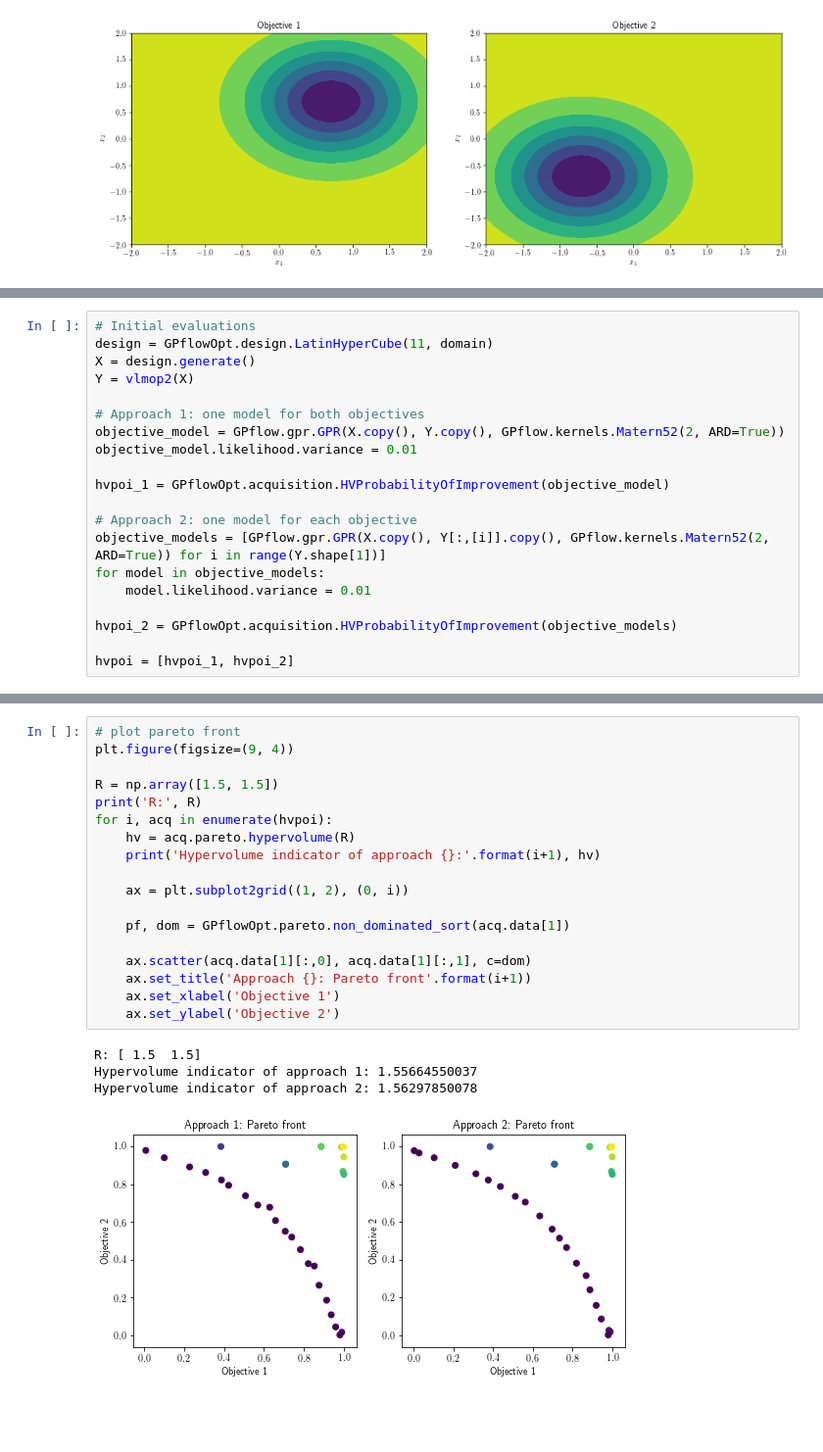
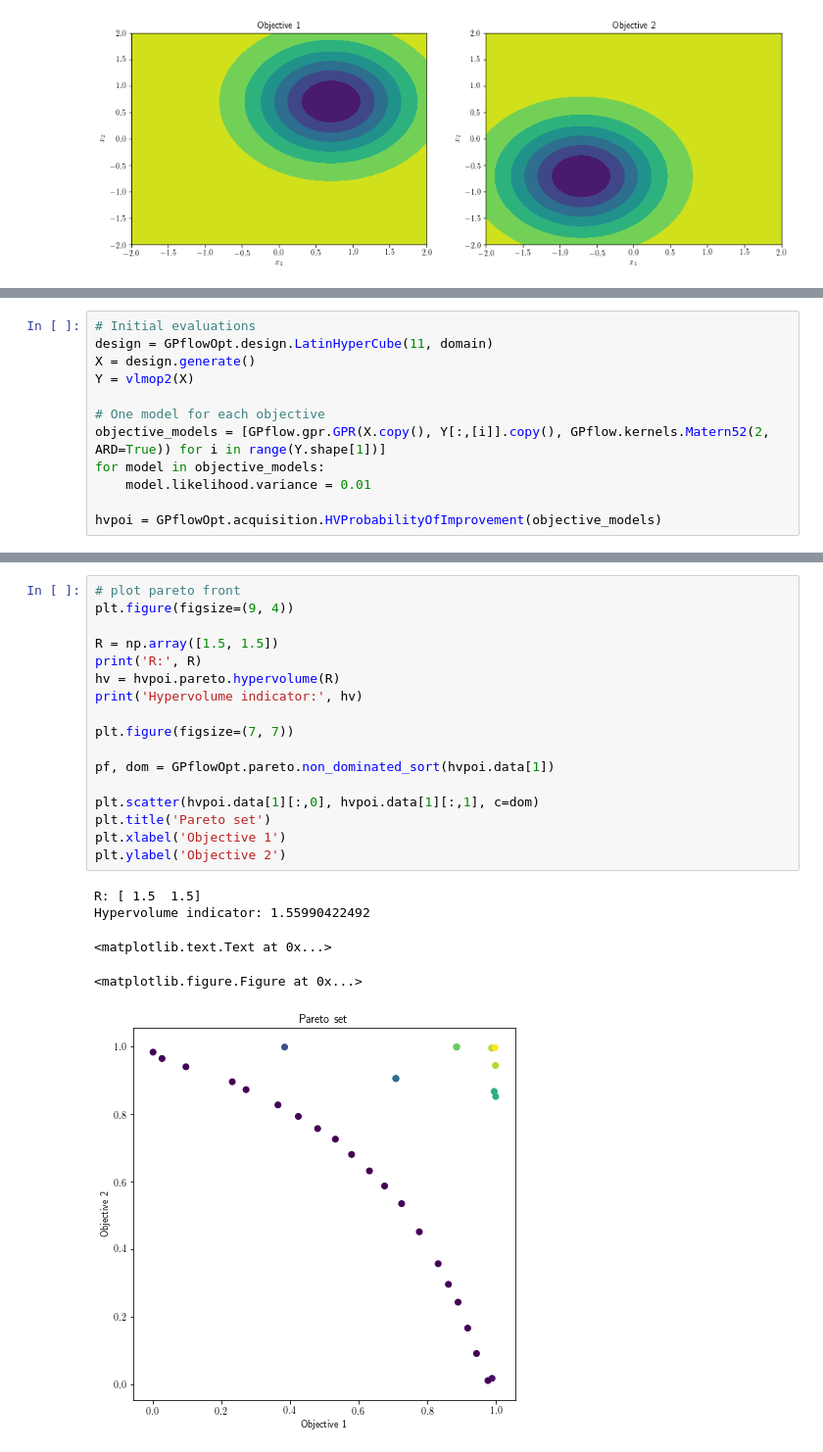
Before and after one commit to GPflow/GPflowOpt, a Jupyter notebook: doc/source/notebooks/multiobjective.ipynb, the cells around one changed output, grey strips where cells are left out. Shown at 98% size. Saved outputs shown, nothing was run; the diff lists cells and outputs as text; blank space fills up the shorter version.

```diff
--- a/doc/source/notebooks/multiobjective.ipynb
+++ b/doc/source/notebooks/multiobjective.ipynb
@@ -63,18 +69,10 @@ design = GPflowOpt.design.LatinHyperCube(11, domain)
 X = design.generate()
 Y = vlmop2(X)
 
-# Approach 1: one model for both objectives
-objective_model = GPflow.gpr.GPR(X.copy(), Y.copy(), GPflow.kernels.Matern52(2, ARD=True))
-objective_model.likelihood.variance = 0.01
-
-hvpoi_1 = GPflowOpt.acquisition.HVProbabilityOfImprovement(objective_model)
-
-# Approach 2: one model for each objective
+# One model for each objective
 objective_models = [GPflow.gpr.GPR(X.copy(), Y[:,[i]].copy(), GPflow.kernels.Matern52(2, ARD=True)) for i in range(Y.shape[1])]
 for model in objective_models:
     model.likelihood.variance = 0.01
 
-hvpoi_2 = GPflowOpt.acquisition.HVProbabilityOfImprovement(objective_models)
-
-hvpoi = [hvpoi_1, hvpoi_2]
+hvpoi = GPflowOpt.acquisition.HVProbabilityOfImprovement(objective_models)
 # %% [markdown]
@@ -186,23 +174,23 @@ For example, to plot the Pareto front we could only select the points with dom =
 # %%
 # plot pareto front
 plt.figure(figsize=(9, 4))
 
 R = np.array([1.5, 1.5])
 print('R:', R)
-for i, acq in enumerate(hvpoi):
-    hv = acq.pareto.hypervolume(R)
-    print('Hypervolume indicator of approach {}:'.format(i+1), hv)
+hv = hvpoi.pareto.hypervolume(R)
+print('Hypervolume indicator:', hv)
 
-    ax = plt.subplot2grid((1, 2), (0, i))
+plt.figure(figsize=(7, 7))
 
-    pf, dom = GPflowOpt.pareto.non_dominated_sort(acq.data[1])
+pf, dom = GPflowOpt.pareto.non_dominated_sort(hvpoi.data[1])
 
-    ax.scatter(acq.data[1][:,0], acq.data[1][:,1], c=dom)
-    ax.set_title('Approach {}: Pareto front'.format(i+1))
-    ax.set_xlabel('Objective 1')
-    ax.set_ylabel('Objective 2')
+plt.scatter(hvpoi.data[1][:,0], hvpoi.data[1][:,1], c=dom)
+plt.title('Pareto set')
+plt.xlabel('Objective 1')
+plt.ylabel('Objective 2')
 # %% [output]
 R: [ 1.5  1.5]
-Hypervolume indicator of approach 1: 1.55664550037
-Hypervolume indicator of approach 2: 1.56297850078
+Hypervolume indicator: 1.55990422492
+<matplotlib.text.Text at 0x...>
+<matplotlib.figure.Figure at 0x...>
-[figure, old version]
+[figure, new version]
```
Also changed, not shown: parts of 9 cells of this notebook.
